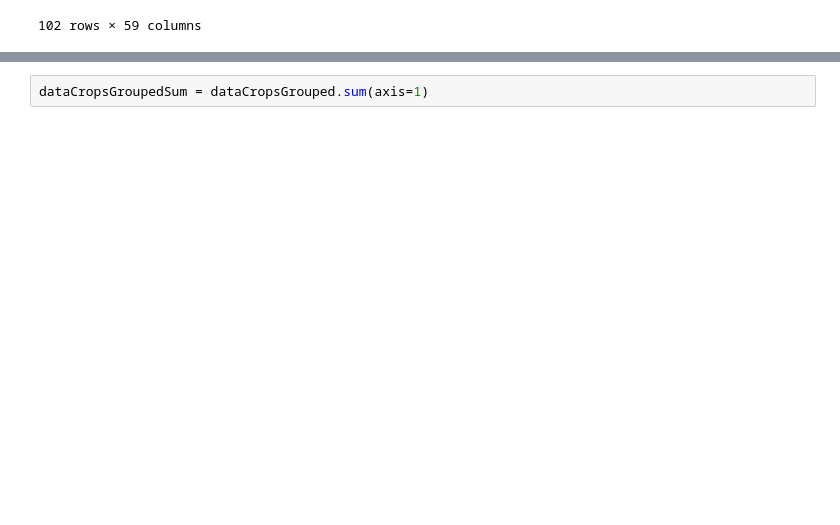
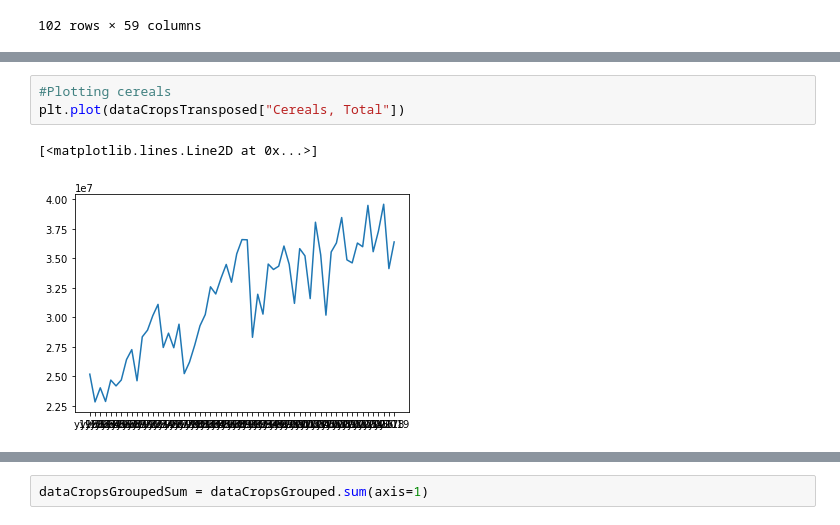
Before and after one commit to Alejandro-github-mx/statistics-projects, a Jupyter notebook: 2022-02-28-statistics-homework-FoodCC-Poland.ipynb, the cells around one changed output, grey strips where cells are left out. Cells and saved outputs as stored; diff of their text form; blank space fills up the shorter version.

```diff
--- a/2022-02-28-statistics-homework-FoodCC-Poland.ipynb
+++ b/2022-02-28-statistics-homework-FoodCC-Poland.ipynb
@@ -239,0 +313,6 @@ dataCropsGrouped
+# %%
+#Plotting cereals
+plt.plot(dataCropsTransposed["Cereals, Total"])
+# %% [output]
+[<matplotlib.lines.Line2D at 0x...>]
+[figure, added]
```
Also changed, not shown: parts of 23 cells of this notebook.
